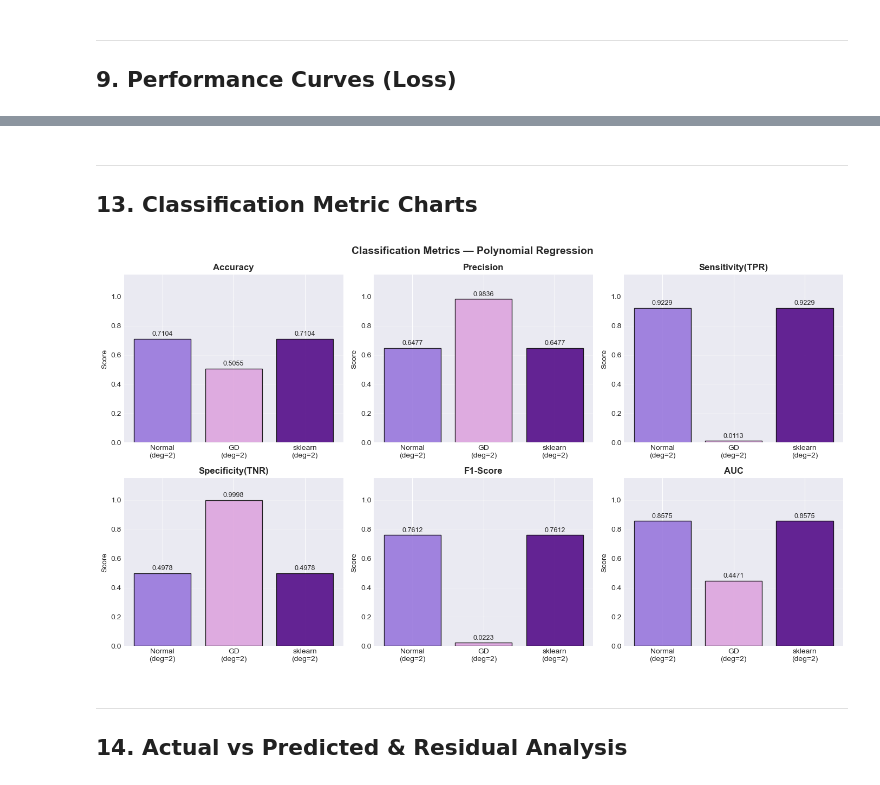
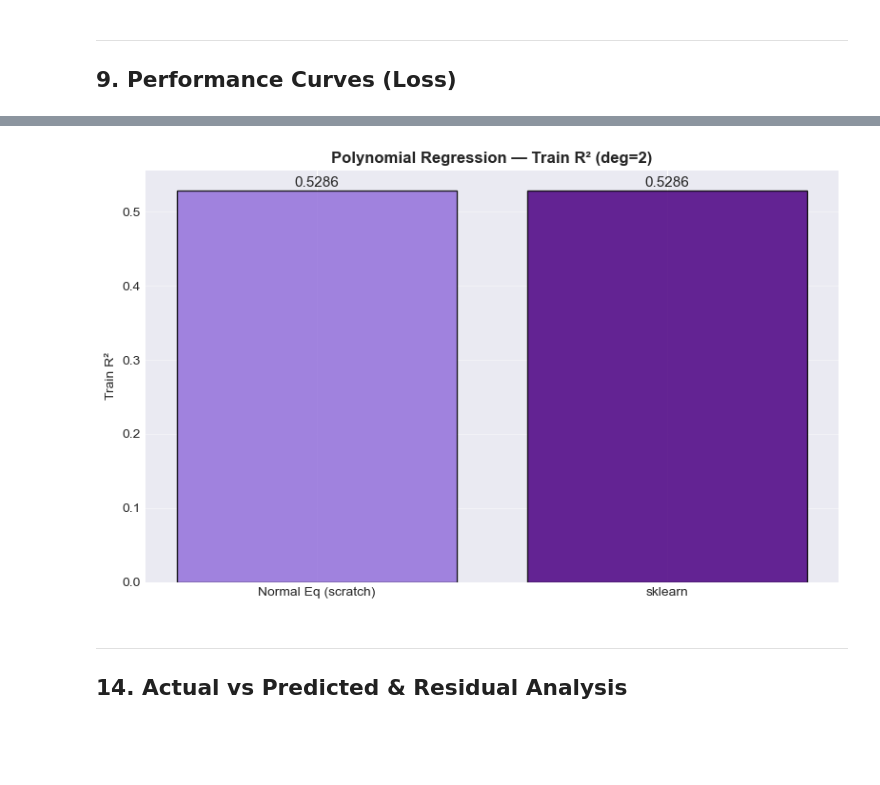
Before and after one commit to mihiniboteju/cryptoflow, a Jupyter notebook: Notebooks/4C_polynomial_regression.ipynb, the cells around one changed output, grey strips where cells are left out. Cells and saved outputs as stored; diff of their text form; code cells hidden in the pictures; blank space fills up the shorter version.

```diff
--- a/Notebooks/4C_polynomial_regression.ipynb
+++ b/Notebooks/4C_polynomial_regression.ipynb
@@ -618,29 +472,19 @@ plt.show()
-# %% [markdown]
----
-## 13. Classification Metric Charts
-# %%
-metrics_list = ['Accuracy','Precision','Sensitivity(TPR)','Specificity(TNR)','F1-Score','AUC']
-short   = [f'Normal\n(deg={best_deg})', f'GD\n(deg={best_deg})', f'sklearn\n(deg={best_deg})']
-palette = ['mediumpurple', 'plum', 'indigo']
-
-fig, axes = plt.subplots(2, 3, figsize=(14, 8))
-axes = axes.flatten()
-
-for ax, metric in zip(axes, metrics_list):
-    vals = [bin_results[m][metric] for m in bin_results]
-    bars = ax.bar(short, vals, color=palette, edgecolor='black', alpha=0.85)
-    ax.set_ylim(0, 1.15); ax.set_title(metric, fontsize=12, fontweight='bold')
-    ax.set_ylabel('Score'); ax.grid(axis='y', alpha=0.3)
-    for bar, v in zip(bars, vals):
-        ax.text(bar.get_x()+bar.get_width()/2, bar.get_height()+0.01,
-                f'{v:.4f}', ha='center', va='bottom', fontsize=9)
-
-plt.suptitle('Classification Metrics — Polynomial Regression', fontsize=14, fontweight='bold')
-plt.tight_layout()
-plt.savefig(os.path.join(PLOTS_DIR, 'poly_classification_metrics.png'), dpi=150, bbox_inches='tight')
-plt.show()
-# %% [output]
-[figure, removed]
+# %%
+# Loss curve for Normal Equation (single point) — shown as reference
+fig, ax = plt.subplots(figsize=(8, 5))
+ax.bar(['Normal Eq (scratch)', 'sklearn'],
+       [r2_score(y_train, y_pred_train_normal), r2_score(y_train, y_pred_train_sk)],
+       color=['mediumpurple', 'indigo'], edgecolor='black', alpha=0.85)
+ax.set_ylabel('Train R²')
+ax.set_title(f'Polynomial Regression — Train R² (deg={best_deg})', fontweight='bold')
+ax.grid(axis='y', alpha=0.4)
+for i, v in enumerate([r2_score(y_train, y_pred_train_normal), r2_score(y_train, y_pred_train_sk)]):
+    ax.text(i, v + 0.001, f'{v:.4f}', ha='center', va='bottom', fontsize=11)
+plt.tight_layout()
+plt.savefig(os.path.join(PLOTS_DIR, 'poly_loss_curves.png'), dpi=150, bbox_inches='tight')
+plt.show()
+# %% [output]
+[figure, added]
 # %% [markdown]
 ---
 ## 14. Actual vs Predicted & Residual Analysis
```
Also changed, not shown: parts of 20 cells of this notebook.
